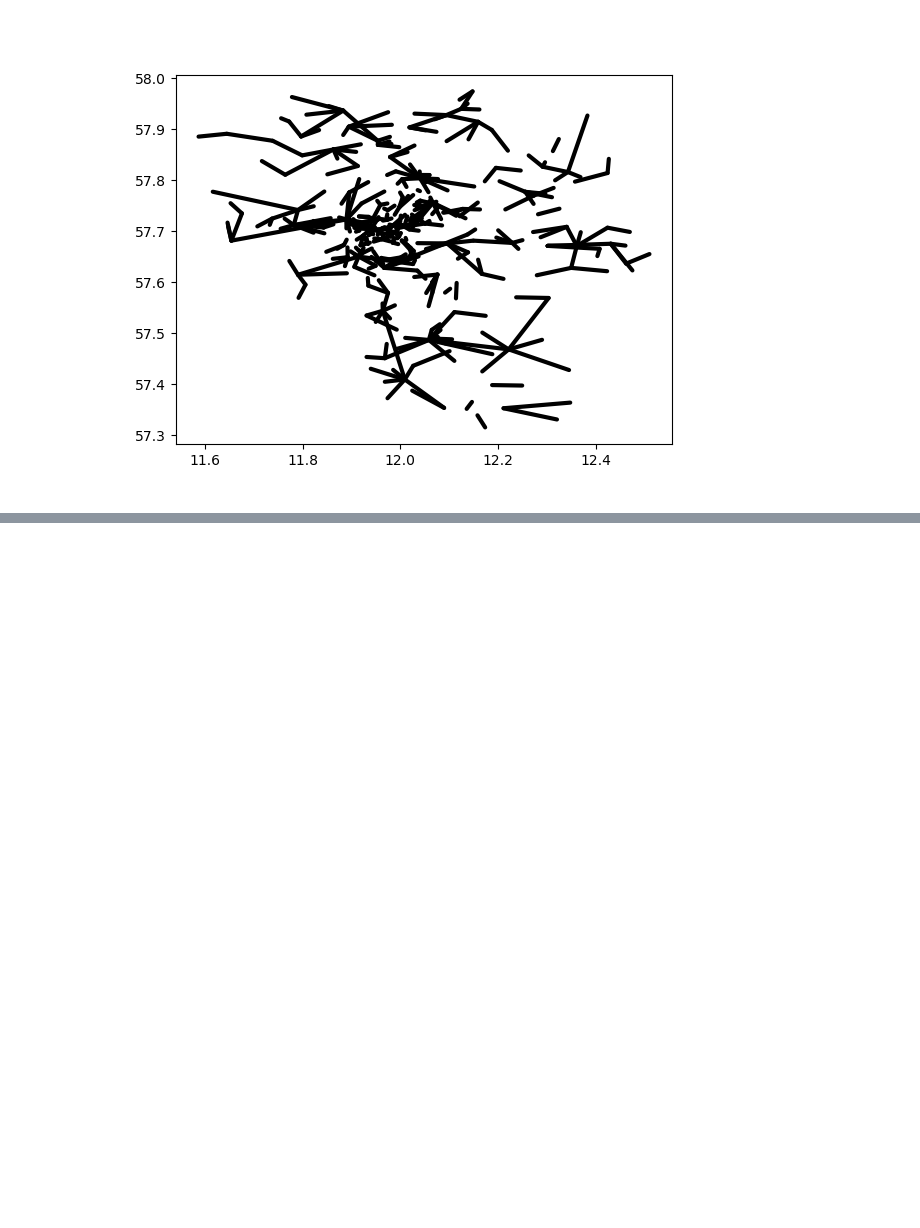
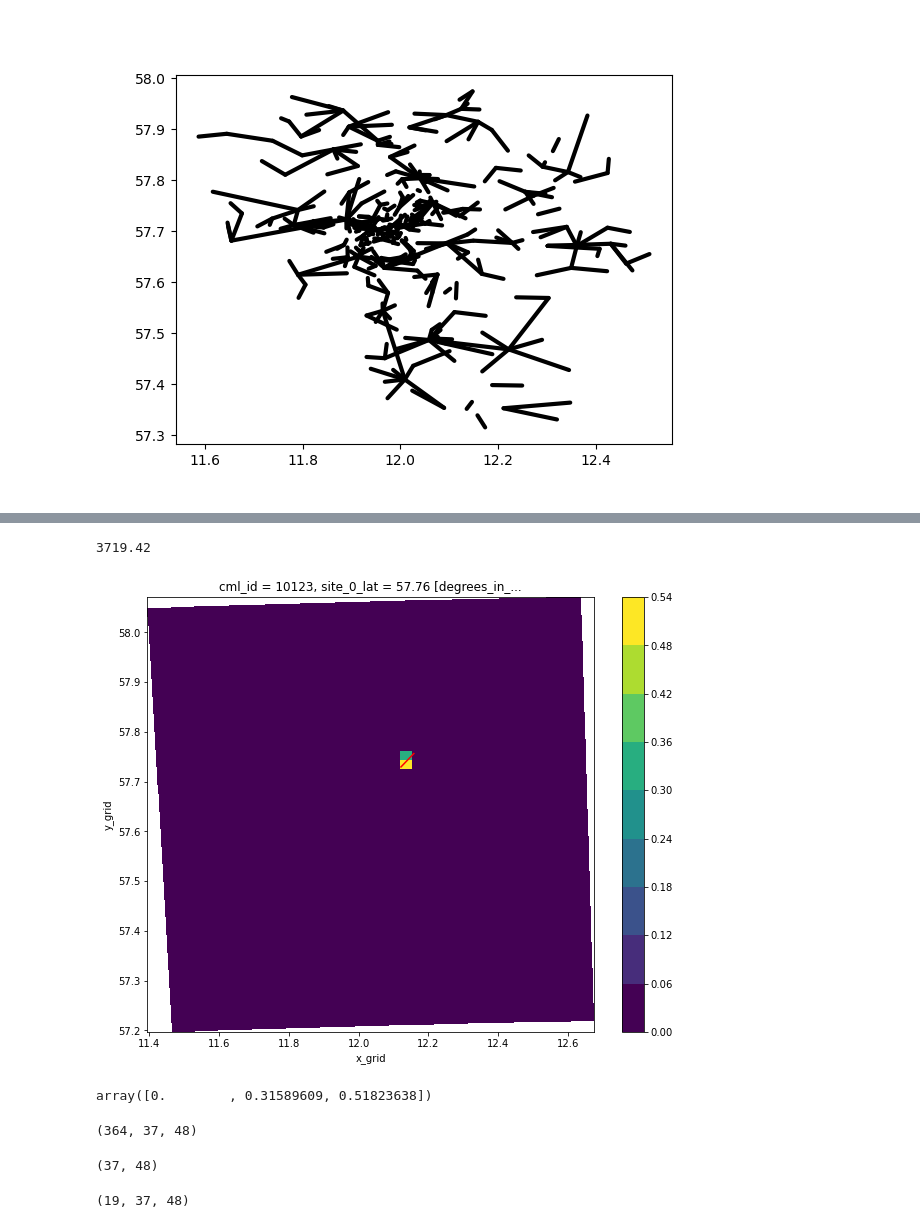
Before and after one commit to cchwala/ragali_prototype, a Jupyter notebook: notebooks/dev_notebooks/christian_dev.ipynb, the cells around one changed output, grey strips where cells are left out. Drawn from its saved outputs; the diff is of its cells as text; code cells hidden in the pictures; blank space fills up the shorter version.

```diff
--- a/notebooks/dev_notebooks/christian_dev.ipynb
+++ b/notebooks/dev_notebooks/christian_dev.ipynb
@@ -229,0 +209,5 @@ interactive(children=(SelectionSlider(description='t', options=(numpy.datetime64
+# %%
+ds_cmls = xr.open_dataset('../data/openMRG_example.nc')
+ds_cmls['trsl'] = ds_cmls.tsl - ds_cmls.rsl
+ds_cmls['trsl'] = ds_cmls.trsl.interpolate_na(dim='time')
+ds_cmls['A'] = ds_cmls.trsl - ds_cmls.trsl.rolling(time=60, center=True).median()
@@ -229,0 +288,29 @@ interactive(children=(SelectionSlider(description='t', options=(numpy.datetime64
+# %%
+import matplotlib.pyplot as plt
+fig, ax = plt.subplots(figsize=(10, 8))
+i = 122
+
+intersect_weights.isel(cml_id=i).plot(x='x_grid', y='y_grid', levels=10)
+ds_i = ds_cmls.isel(cml_id=i)
+ax.plot((ds_i.site_0_lon, ds_i.site_1_lon), (ds_i.site_0_lat, ds_i.site_1_lat), 'r')
+print(ds_i.length.values)
+# %% [output]
+3719.42
+[figure, added]
+# %%
+import numpy as np
+np.unique(intersect_weights.isel(cml_id=i).data.todense())
+# %% [output]
+array([0.        , 0.31589609, 0.51823638])
+# %%
+intersec_weights.shape
+# %% [output]
+(364, 37, 48)
+# %%
+ds_radar.lon.T.shape
+# %% [output]
+(37, 48)
+# %%
+ds_radar.rainfall.transpose('time', 'x', 'y').shape
+# %% [output]
+(19, 37, 48)
```
Also changed, not shown: parts of 21 cells of this notebook.
